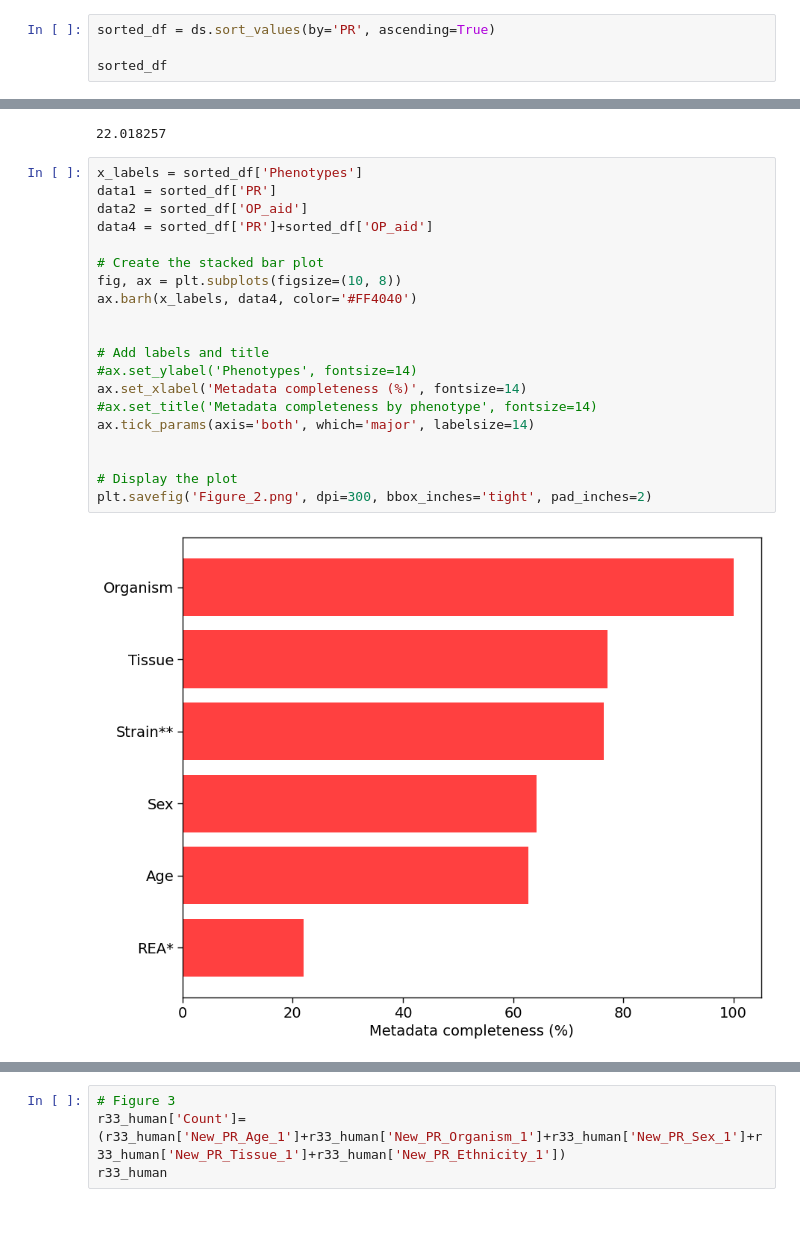
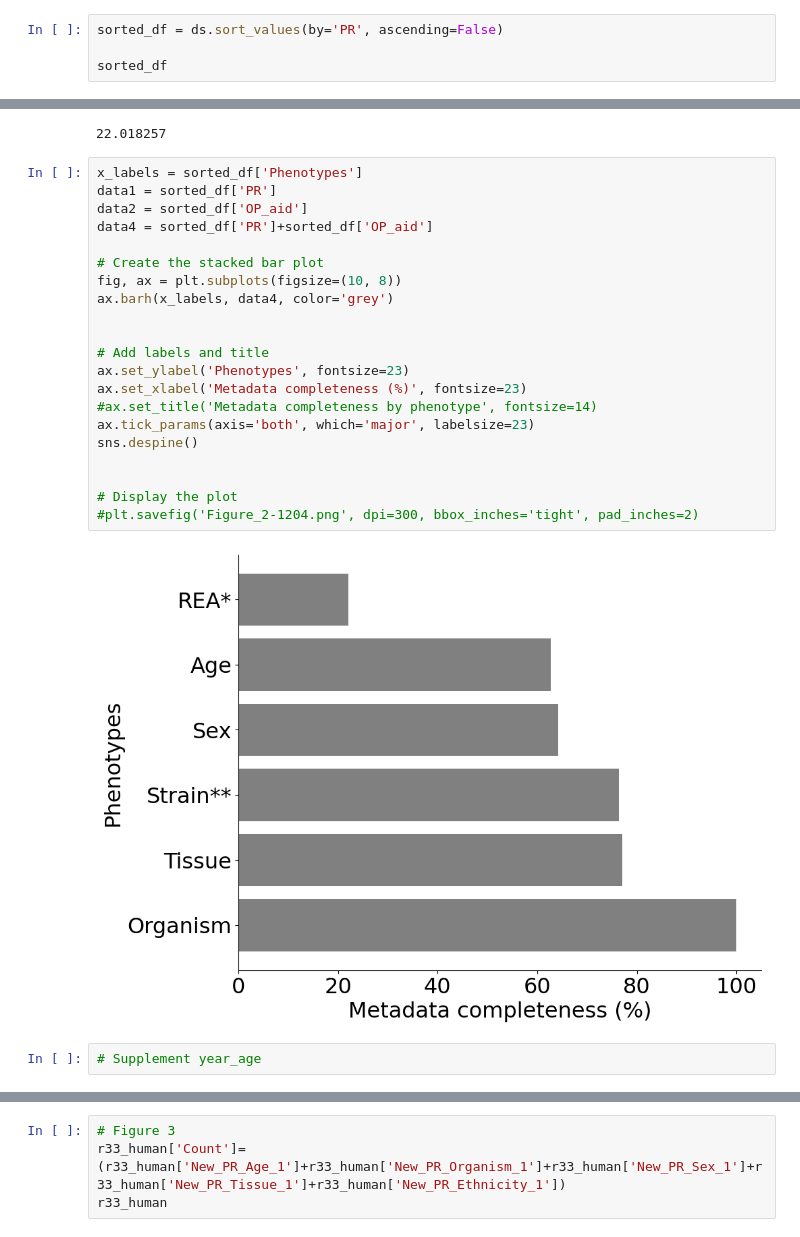
Before and after one commit to Mangul-Lab-USC/metadata-completeness, a Jupyter notebook: Notebooks/Main_Figures_metadata_project.ipynb, the cells around one changed output, grey strips where cells are left out. Saved outputs shown, nothing was run; the diff lists cells and outputs as text.

Commit message:
upload figures

```diff
--- a/Notebooks/Main_Figures_metadata_project.ipynb
+++ b/Notebooks/Main_Figures_metadata_project.ipynb
@@ -1049,7 +1091,7 @@ ds
 | 4 | REA* | 18.097471 | 3.920786 | 77.981743 |
 | 5 | Strain** | 57.846088 | 18.622551 | 23.531361 |
 # %%
-sorted_df = ds.sort_values(by='PR', ascending=True)
+sorted_df = ds.sort_values(by='PR', ascending=False)
 
 sorted_df
 # %% [output]
@@ -1070,22 +1112,25 @@ d
 # %%
 x_labels = sorted_df['Phenotypes']
 data1 = sorted_df['PR']
 data2 = sorted_df['OP_aid']
 data4 = sorted_df['PR']+sorted_df['OP_aid']
 
 # Create the stacked bar plot
 fig, ax = plt.subplots(figsize=(10, 8))
-ax.barh(x_labels, data4, color='#FF4040')
+ax.barh(x_labels, data4, color='grey')
 
 
 # Add labels and title
-#ax.set_ylabel('Phenotypes', fontsize=14)
-ax.set_xlabel('Metadata completeness (%)', fontsize=14)
+ax.set_ylabel('Phenotypes', fontsize=23)
+ax.set_xlabel('Metadata completeness (%)', fontsize=23)
 #ax.set_title('Metadata completeness by phenotype', fontsize=14)
-ax.tick_params(axis='both', which='major', labelsize=14)
+ax.tick_params(axis='both', which='major', labelsize=23)
+sns.despine()
 
 
 # Display the plot
-plt.savefig('Figure_2.png', dpi=300, bbox_inches='tight', pad_inches=2)
+#plt.savefig('Figure_2-1204.png', dpi=300, bbox_inches='tight', pad_inches=2)
 # %% [output]
-[figure, old version]
+[figure, new version]
+# %%
+# Supplement year_age
```
Also changed, not shown: parts of 60 cells of this notebook, 44 other files.
